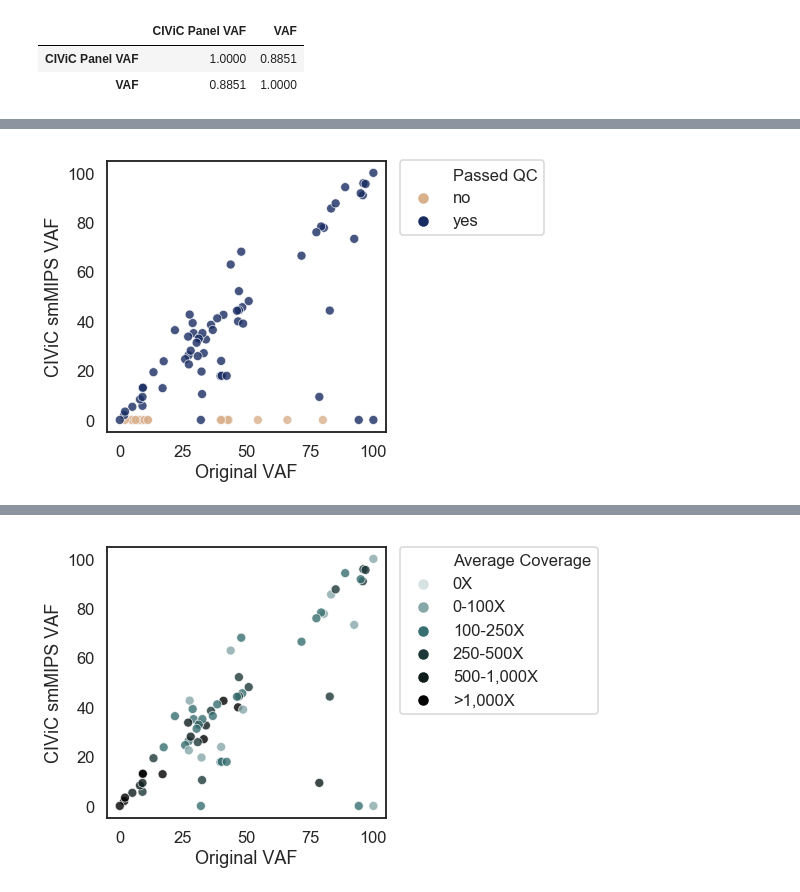
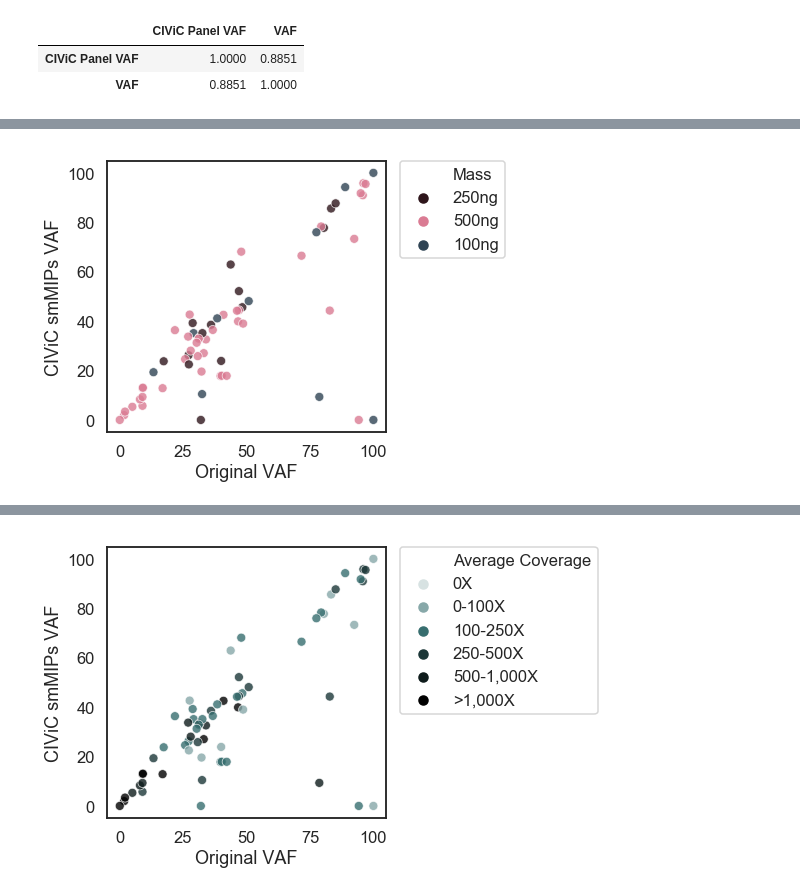
Before and after one commit to griffithlab/civic-panel, a Jupyter notebook: smMIPs_Manuscript/notebooks/3. smMIP Sequencing and Data Analytics.ipynb, the cells around one changed output, grey strips where cells are left out. Saved outputs shown, nothing was run; the diff lists cells and outputs as text; code cells hidden in the pictures.

```diff
--- a/smMIPs_Manuscript/notebooks/3. smMIP Sequencing and Data Analytics.ipynb
+++ b/smMIPs_Manuscript/notebooks/3. smMIP Sequencing and Data Analytics.ipynb
@@ -100,3 +102,11 @@ for item in glob.glob('../data/smmips_sequencing/*T*.indel.vcf'):
 # %%
 smmips_variants.columns = ['chrom', 'start', 'stop', 'reference', 'variant', 'CIViC Panel VAF', 'sample']
 smmips_variants = smmips_variants.reset_index()
+# %%
+CIViC_smMIPs_average = []
+for i,row in smmips_variants.iterrows():
+    if len(str(row['CIViC Panel VAF']).split(':')) > 5:
+        coverage = str(row['CIViC Panel VAF']).split(':')[6]
+        CIViC_smMIPs_average.append(int(coverage))
+print('Average coverage for smMIPs variants is:', np.mean(CIViC_smMIPs_average))
+print('Standard deviation for coverage of smMIPs variants is:', np.std(CIViC_smMIPs_average))
@@ -158,3 +169,13 @@ Variants in correlation: 61
 overlap_with_smmips_data = overlap_with_smmips.merge(sample_info, right_on='Sample', left_on='sample')
 # %%
 overlap_with_smmips_data['Status'] = overlap_with_smmips_data['CIViC Panel VAF'] > 0
+# %%
+plt.figure(figsize=(5,5))
+overlap_with_smmips_data = overlap_with_smmips_data.rename(columns={'Passed QC':'Sequencing Status'})
+sns.scatterplot(x="VAF", y="CIViC Panel VAF", data=overlap_with_smmips_data, alpha=0.8, hue='Sequencing Status', palette=palette_color)
+plt.xlabel('Original VAF')
+plt.ylabel('CIViC smMIPs VAF')
+plt.legend(bbox_to_anchor=(1.05, 1), loc=2, borderaxespad=0.)
+plt.savefig('../data/Figures/VAF_correlation_PassedQC.pdf', bbox_inches='tight', dpi=400)
+plt.show()
+plt.close()
@@ -160,0 +184,13 @@ overlap_with_smmips_data['Status'] = overlap_with_smmips_data['CIViC Panel VAF']
+# %%
+overlap_with_smmips_data_PASSED = overlap_with_smmips_data[overlap_with_smmips_data['Sequencing Status'] == 'yes']
+# %%
+plt.figure(figsize=(5,5))
+overlap_with_smmips_data_PASSED = overlap_with_smmips_data_PASSED.rename(columns={'Status':'Validation Status'})
+
+sns.scatterplot(x="VAF", y="CIViC Panel VAF", data=overlap_with_smmips_data_PASSED, alpha=0.8, hue='Validation Status', palette=palette_color)
+plt.xlabel('Original VAF')
+plt.ylabel('CIViC smMIPs VAF')
+plt.legend(bbox_to_anchor=(1.05, 1), loc=2, borderaxespad=0.)
+plt.savefig('../data/Figures/VAF_correlation_Status.pdf', bbox_inches='tight', dpi=400)
+plt.show()
+plt.close()
@@ -161,11 +221,11 @@ overlap_with_smmips_data['Status'] = overlap_with_smmips_data['CIViC Panel VAF']
 # %%
 plt.figure(figsize=(5,5))
-sns.scatterplot(x="VAF", y="CIViC Panel VAF", data=overlap_with_smmips_data, alpha=0.8, hue='Passed QC', palette=palette_color)
+sns.scatterplot(x="VAF", y="CIViC Panel VAF", data=overlap_with_smmips_data_PASSED, alpha=0.8, hue='Mass', palette=palette_color)
 plt.xlabel('Original VAF')
-plt.ylabel('CIViC smMIPS VAF')
+plt.ylabel('CIViC smMIPs VAF')
 plt.legend(bbox_to_anchor=(1.05, 1), loc=2, borderaxespad=0.)
-plt.savefig('../data/Figures/VAF_correlation_PassedQC.pdf', bbox_inches='tight', dpi=400)
+plt.savefig('../data/Figures/VAF_correlation_Mass.pdf', bbox_inches='tight', dpi=400)
 plt.show()
 plt.close()
 # %% [output]
-[figure, old version]
+[figure, new version]
```
Also changed, not shown: parts of 19 cells of this notebook, 3 other files.
